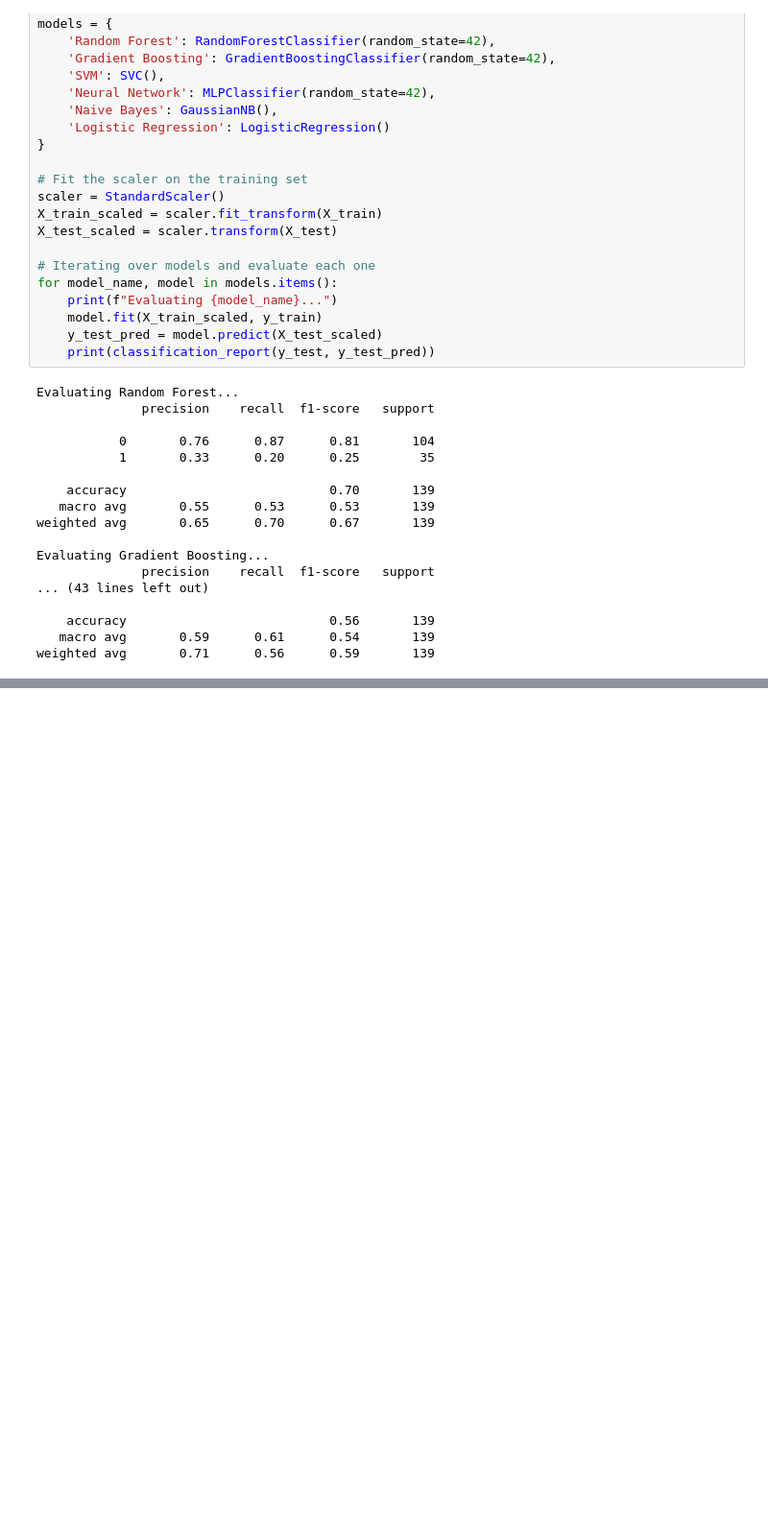
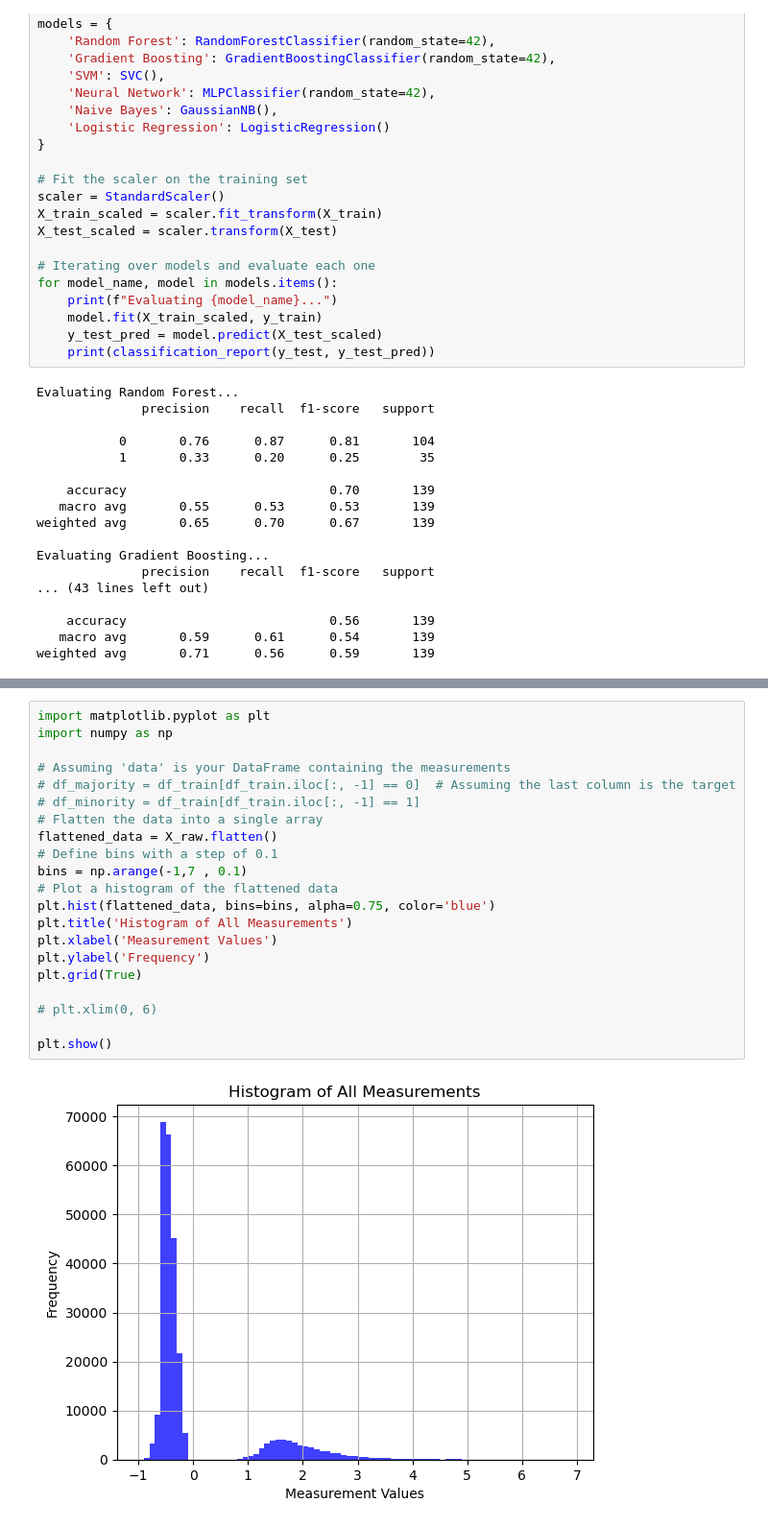
Before and after one commit to mikigit97/Earthquake, a Jupyter notebook: Earthquake notebook.ipynb, the cells around one changed output, grey strips where cells are left out. Shown at 96% size. Drawn from its saved outputs; the diff is of its cells as text; blank space fills up the shorter version.

```diff
--- a/Earthquake notebook.ipynb
+++ b/Earthquake notebook.ipynb
@@ -391,0 +642,23 @@ weighted avg       0.68      0.66      0.64       528
+# %%
+import matplotlib.pyplot as plt
+import numpy as np
+
+# Assuming 'data' is your DataFrame containing the measurements
+# df_majority = df_train[df_train.iloc[:, -1] == 0]  # Assuming the last column is the target
+# df_minority = df_train[df_train.iloc[:, -1] == 1]
+# Flatten the data into a single array
+flattened_data = X_raw.flatten()
+# Define bins with a step of 0.1
+bins = np.arange(-1,7 , 0.1)
+# Plot a histogram of the flattened data
+plt.hist(flattened_data, bins=bins, alpha=0.75, color='blue')
+plt.title('Histogram of All Measurements')
+plt.xlabel('Measurement Values')
+plt.ylabel('Frequency')
+plt.grid(True)
+
+# plt.xlim(0, 6)
+
+plt.show()
+# %% [output]
+[figure, added]
```
Also changed, not shown: parts of 25 cells of this notebook.
